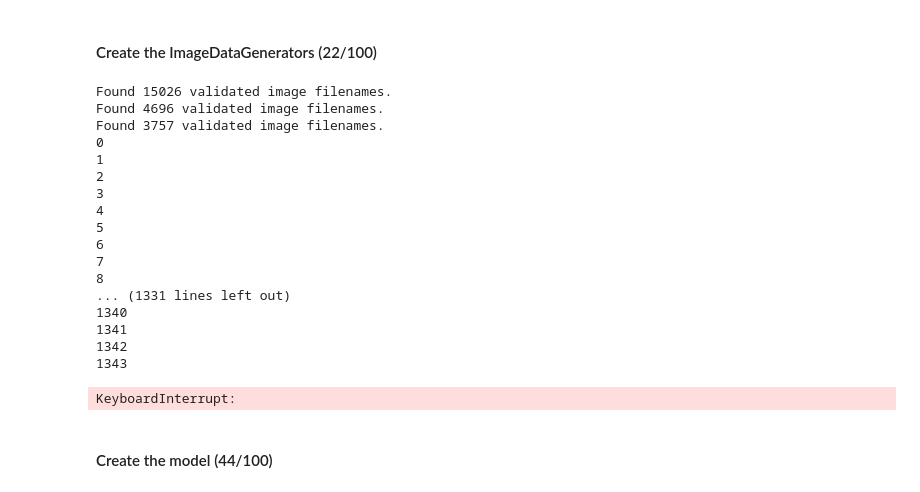
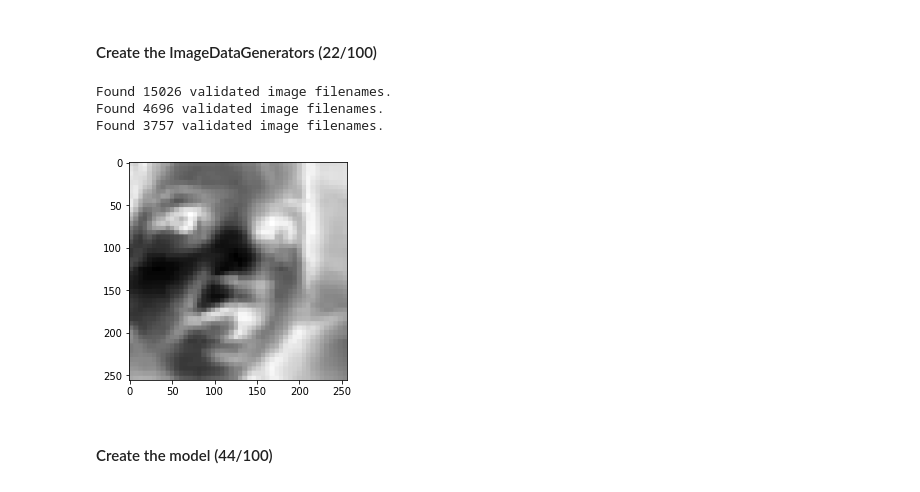
Before and after one commit to AdJansen/CSI4106A2, a Jupyter notebook: assignment_2_students.ipynb, the cells around one changed output. Saved outputs shown, nothing was run; the diff lists cells and outputs as text; code cells hidden in the pictures.

```diff
--- a/assignment_2_students.ipynb
+++ b/assignment_2_students.ipynb
@@ -161,49 +161,37 @@ test_img_gen.flow_from_dataframe(
     y_col= ["age", "ethnicity", "gender"],
     batch_size=16,
     color_mode='grayscale',
     class_mode='multi_output',
     shuffle=False
 )
 
 # use the method "flow_from_dataframe" from the val_img_gen instance to link the test dataframe and the test data folder
 # In addition, make sure to specify the following arguments
 # class_mode='multi_output', color_mode='grayscale', shuffle=False
 # (5)
 # TODO
 val_df_flow = val_img_gen.flow_from_dataframe(
     dfVal,
     directory=r"./data/images/val/",
     x_col= "img_name",
     y_col= ["age", "ethnicity", "gender"],
     batch_size=16,
     color_mode='grayscale',
     class_mode='multi_output',
     shuffle=False
 )
 
 # enumerate through the validation data generator created above and plot first grayscale image
 # (2)
 for i, element in enumerate(val_df_flow):
-    print(i)
+    plt.imshow(element[0][0],cmap=plt.cm.binary)
+    plt.show()
+    break
 # %% [output]
 Found 15026 validated image filenames.
 Found 4696 validated image filenames.
 Found 3757 validated image filenames.
-0
-1
-2
-3
-4
-5
-6
-7
-8
-... (1331 lines left out)
-1340
-1341
-1342
-1343
-KeyboardInterrupt:
+[figure, added]
 # %% [markdown]
 #### Create the model (44/100)
 # %%
```
Also changed, not shown: parts of 4 cells of this notebook.
